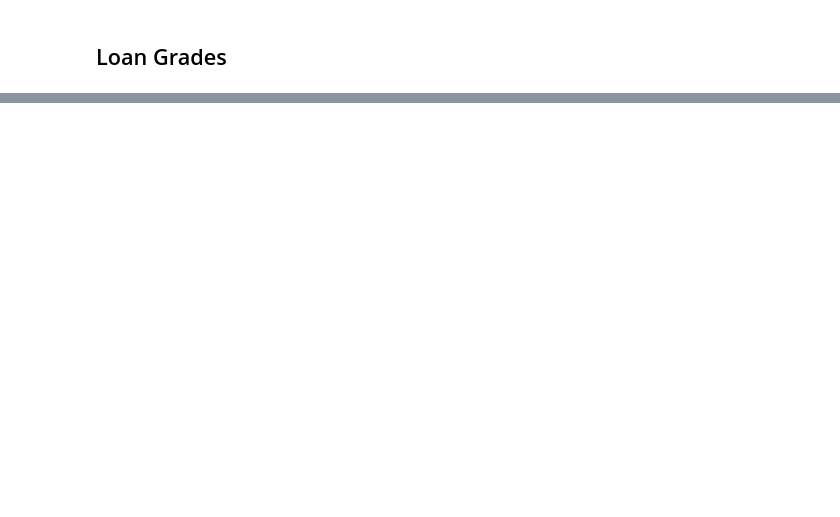
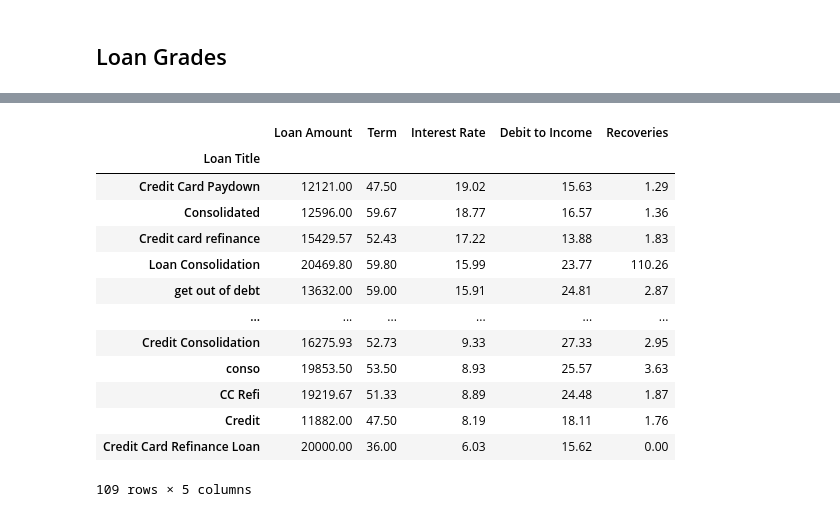
Before and after one commit to Ana-Akaishi/data-science-projects, a Jupyter notebook: Bank_Loan_Default/00 - EDA.ipynb, the cells around one changed output, grey strips where cells are left out. Cells and saved outputs as stored; diff of their text form; code cells hidden in the pictures; blank space fills up the shorter version.

```diff
--- a/Bank_Loan_Default/00 - EDA.ipynb
+++ b/Bank_Loan_Default/00 - EDA.ipynb
@@ -110,0 +308,17 @@ test_subgrades = test.groupby('Sub Grade')
+# %%
+round(test_loantitle.sort_values(by='Interest Rate', ascending=False),2)
+# %% [output]
+|  | Loan Amount | Term | Interest Rate | Debit to Income | Recoveries |
+| Loan Title |  |  |  |  |  |
+| Credit Card Paydown | 12121.00 | 47.50 | 19.02 | 15.63 | 1.29 |
+| Consolidated | 12596.00 | 59.67 | 18.77 | 16.57 | 1.36 |
+| Credit card refinance | 15429.57 | 52.43 | 17.22 | 13.88 | 1.83 |
+| Loan Consolidation | 20469.80 | 59.80 | 15.99 | 23.77 | 110.26 |
+| get out of debt | 13632.00 | 59.00 | 15.91 | 24.81 | 2.87 |
+| ... | ... | ... | ... | ... | ... |
+| Credit Consolidation | 16275.93 | 52.73 | 9.33 | 27.33 | 2.95 |
+| conso | 19853.50 | 53.50 | 8.93 | 25.57 | 3.63 |
+| CC Refi | 19219.67 | 51.33 | 8.89 | 24.48 | 1.87 |
+| Credit | 11882.00 | 47.50 | 8.19 | 18.11 | 1.76 |
+| Credit Card Refinance Loan | 20000.00 | 36.00 | 6.03 | 15.62 | 0.00 |
+109 rows × 5 columns
```
Also changed, not shown: parts of 44 cells of this notebook.
